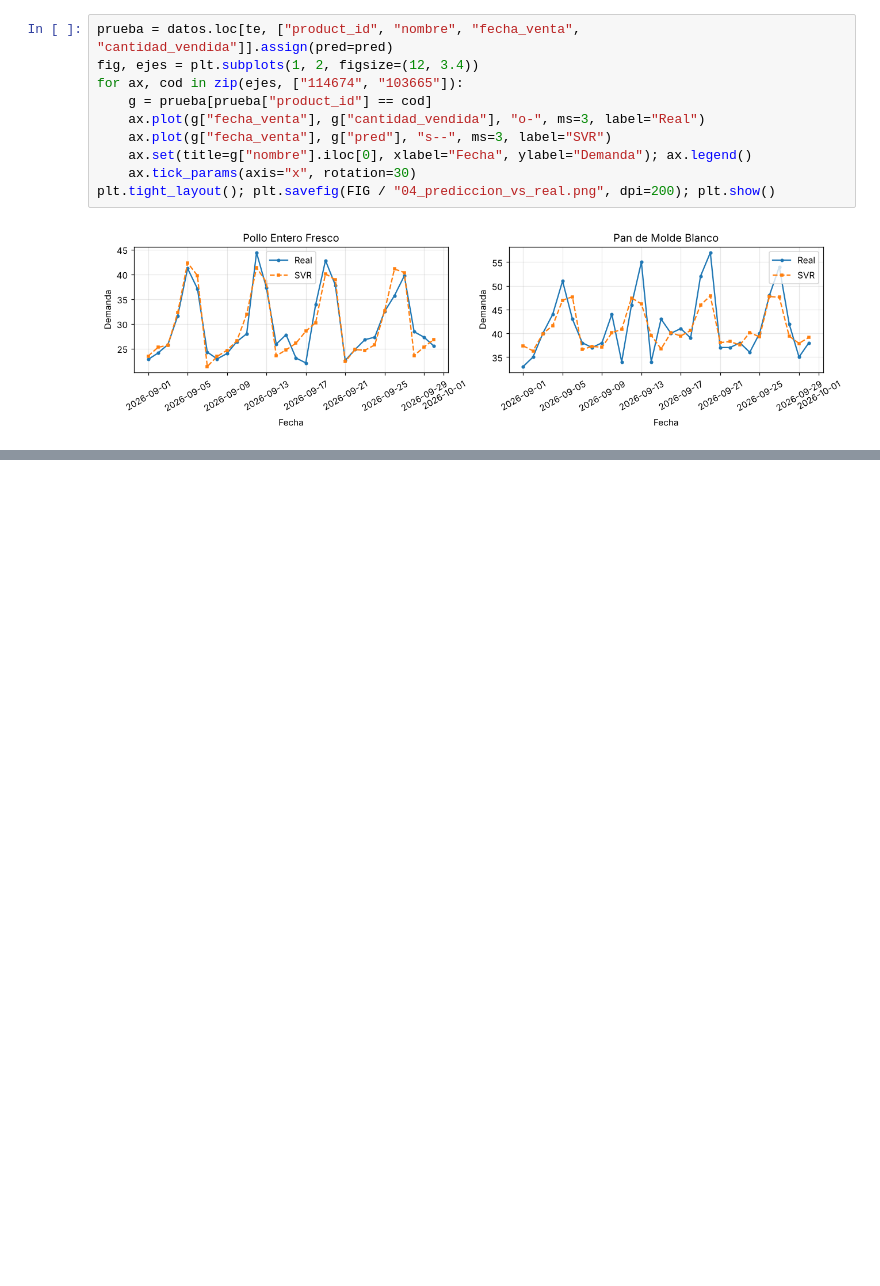
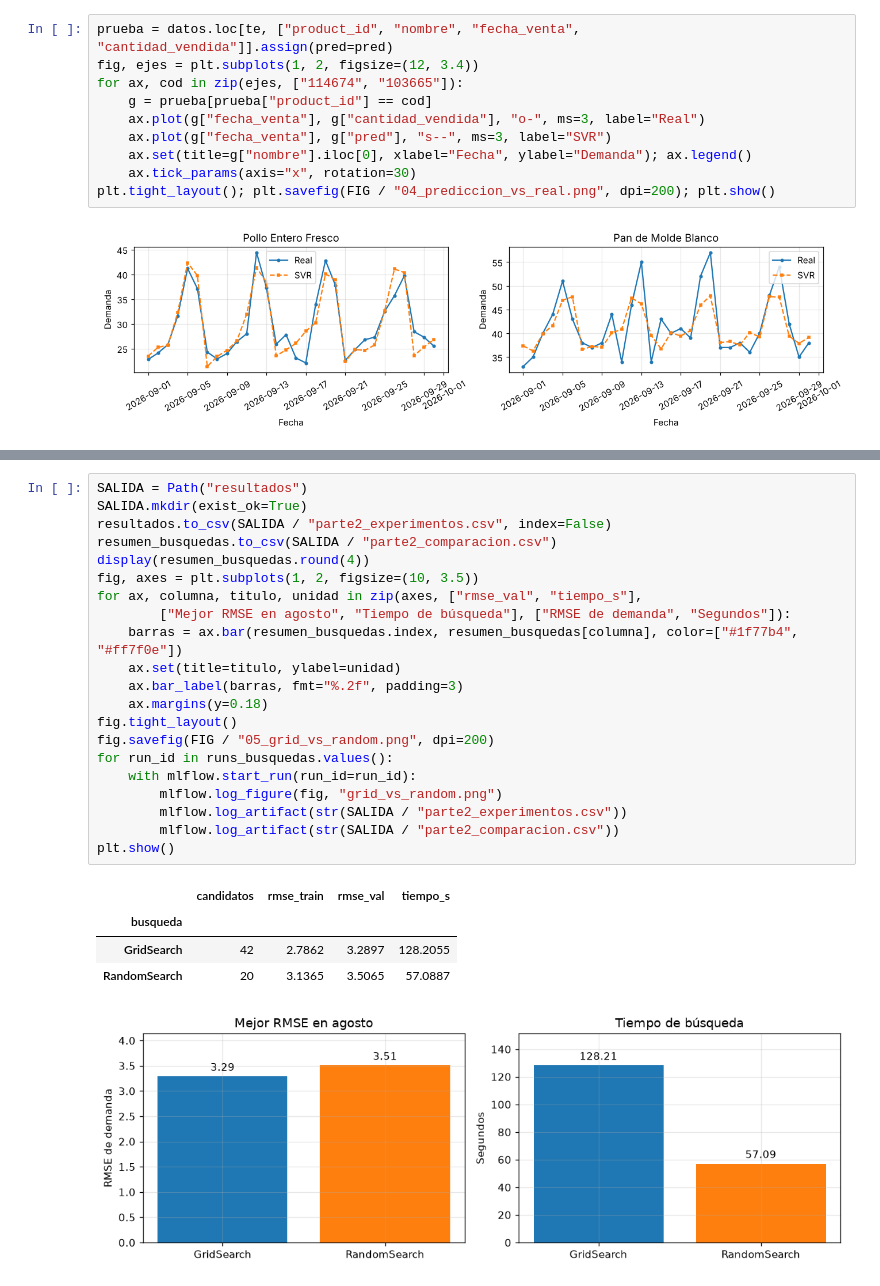
Before and after one commit to CinthyLu/icc-aa-practica2, a Jupyter notebook: practica2_svm.ipynb, the cells around one changed output, grey strips where cells are left out. Saved outputs shown, nothing was run; the diff lists cells and outputs as text; blank space fills up the shorter version.

Commit message:
Implementacion de la parte 2

```diff
--- a/practica2_svm.ipynb
+++ b/practica2_svm.ipynb
@@ -231,0 +378,27 @@ plt.tight_layout(); plt.savefig(FIG / "04_prediccion_vs_real.png", dpi=200); plt
+# %%
+SALIDA = Path("resultados")
+SALIDA.mkdir(exist_ok=True)
+resultados.to_csv(SALIDA / "parte2_experimentos.csv", index=False)
+resumen_busquedas.to_csv(SALIDA / "parte2_comparacion.csv")
+display(resumen_busquedas.round(4))
+fig, axes = plt.subplots(1, 2, figsize=(10, 3.5))
+for ax, columna, titulo, unidad in zip(axes, ["rmse_val", "tiempo_s"],
+        ["Mejor RMSE en agosto", "Tiempo de búsqueda"], ["RMSE de demanda", "Segundos"]):
+    barras = ax.bar(resumen_busquedas.index, resumen_busquedas[columna], color=["#1f77b4", "#ff7f0e"])
+    ax.set(title=titulo, ylabel=unidad)
+    ax.bar_label(barras, fmt="%.2f", padding=3)
+    ax.margins(y=0.18)
+fig.tight_layout()
+fig.savefig(FIG / "05_grid_vs_random.png", dpi=200)
+for run_id in runs_busquedas.values():
+    with mlflow.start_run(run_id=run_id):
+        mlflow.log_figure(fig, "grid_vs_random.png")
+        mlflow.log_artifact(str(SALIDA / "parte2_experimentos.csv"))
+        mlflow.log_artifact(str(SALIDA / "parte2_comparacion.csv"))
+plt.show()
+# %% [output]
+|  | candidatos | rmse_train | rmse_val | tiempo_s |
+| busqueda |  |  |  |  |
+| GridSearch | 42 | 2.7862 | 3.2897 | 128.2055 |
+| RandomSearch | 20 | 3.1365 | 3.5065 | 57.0887 |
+[figure, added]
```
Also changed, not shown: parts of 19 cells of this notebook, 11 other files.
